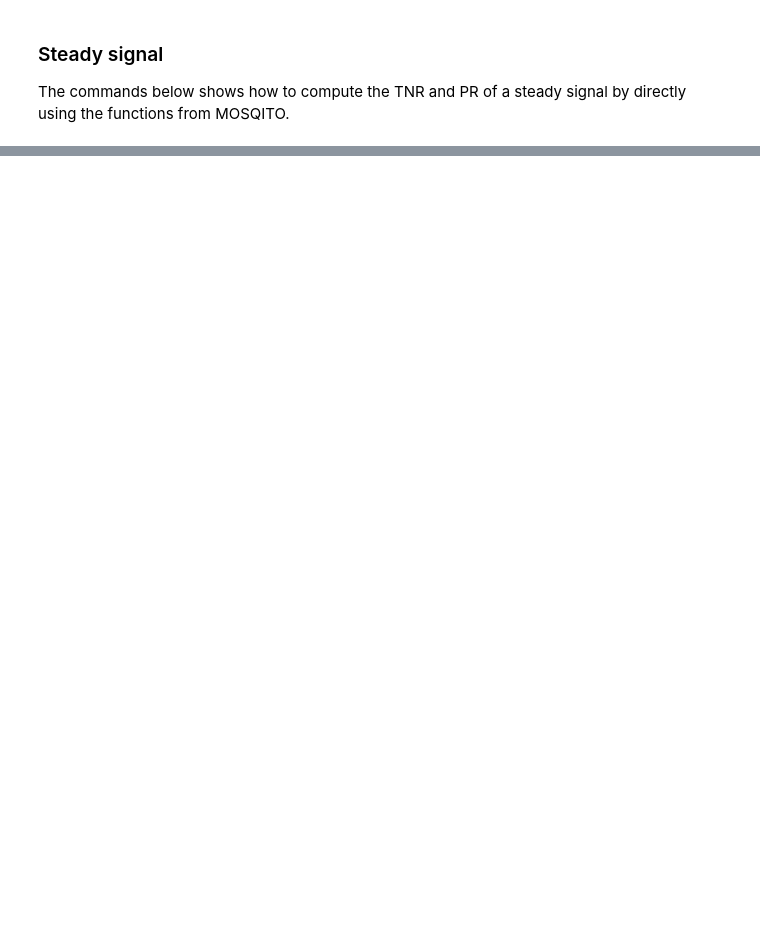
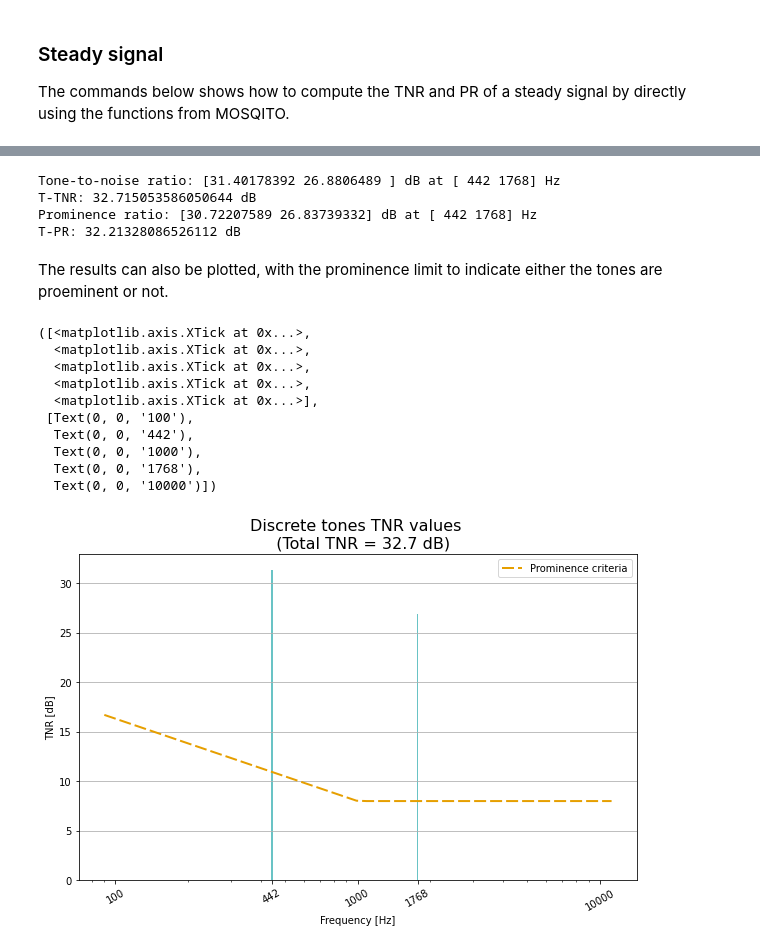
Before and after one commit to Eomys/MoSQITo, a Jupyter notebook: tutorials/tuto_TNR_PR.ipynb, the cells around one changed output, grey strips where cells are left out. Drawn from its saved outputs; the diff is of its cells as text; code cells hidden in the pictures; blank space fills up the shorter version.

```diff
--- a/tutorials/tuto_TNR_PR.ipynb
+++ b/tutorials/tuto_TNR_PR.ipynb
@@ -29,0 +195,59 @@ work in progress
+# %%
+# Tone-to-noise Ratio calculation
+tnr = comp_tnr(True, signal, fs, prominence=True)
+# Prominence Ratio calculation
+pr = comp_pr(True, signal, fs, prominence=True)
+
+# print the results
+print("Tone-to-noise ratio:" , tnr['values'] , "dB at", tnr['freqs'], "Hz")
+print("T-TNR:", tnr['global value'],"dB")
+print("Prominence ratio:" , pr['values'] , "dB at", pr['freqs'], "Hz")
+print("T-PR:", pr['global value'],"dB")
+# %% [output]
+Tone-to-noise ratio: [31.40178392 26.8806489 ] dB at [ 442 1768] Hz
+T-TNR: 32.715053586050644 dB
+Prominence ratio: [30.72207589 26.83739332] dB at [ 442 1768] Hz
+T-PR: 32.21328086526112 dB
+# %% [markdown]
+The results can also be plotted, with the prominence limit to indicate either the tones are proeminent or not.
+# %%
+# Prominence criteria
+freqs = np.arange(90,11200,100)
+limit = np.zeros((len(freqs)))
+for i in range(len(freqs)):
+    if freqs[i] >= 89.1 and freqs[i] < 1000:
+        limit[i] = 8 + 8.33 * np.log10(1000/freqs[i])
+    if freqs[i] >= 1000 and freqs[i] < 11200:
+        limit[i] = 8
+
+# Plot
+plt.figure(figsize=(10,6))
+plt.plot(freqs, limit, color='#e69f00', linewidth=2,dashes=[6,2],label='Prominence criteria')
+plt.bar(tnr['freqs'], tnr['values'],width=10, color='#69c3c5')
+plt.legend(fontsize=16)
+plt.grid(axis='y')
+plt.ylabel("TNR [dB]")
+
+
+plt.title("Discrete tones TNR values \n  (Total TNR = "+str(np.around(tnr['global value'],decimals=1))+" dB)", fontsize=16)
+plt.legend()
+
+# Frequency axis
+plt.xlabel("Frequency [Hz]")
+plt.xscale('log')
+xticks_pos = [100,1000,10000] + list(tnr['freqs'])
+xticks_pos = np.sort(xticks_pos)
+xticks_label = [str(elem) for elem in xticks_pos]
+plt.xticks(xticks_pos, labels=xticks_label, rotation = 30)
+# %% [output]
+([<matplotlib.axis.XTick at 0x...>,
+  <matplotlib.axis.XTick at 0x...>,
+  <matplotlib.axis.XTick at 0x...>,
+  <matplotlib.axis.XTick at 0x...>,
+  <matplotlib.axis.XTick at 0x...>],
+ [Text(0, 0, '100'),
+  Text(0, 0, '442'),
+  Text(0, 0, '1000'),
+  Text(0, 0, '1768'),
+  Text(0, 0, '10000')])
+[figure, added]
```
Also changed, not shown: parts of 18 cells of this notebook, 3 other files.
